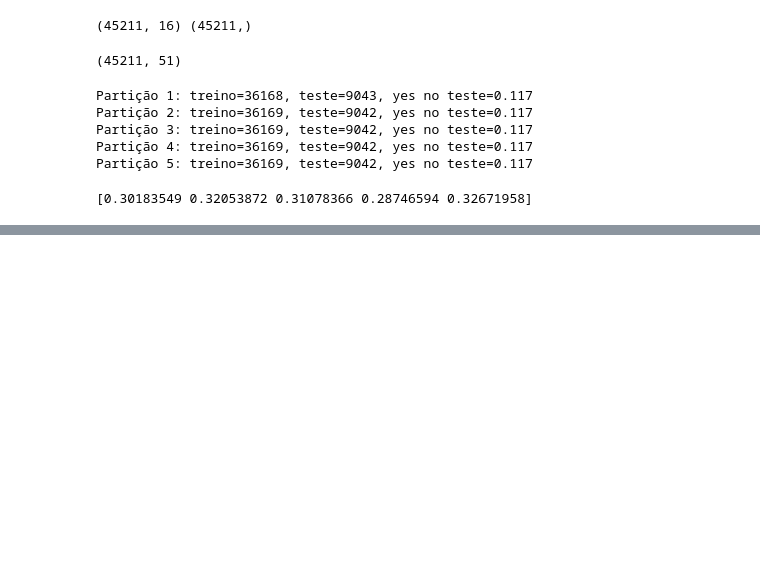
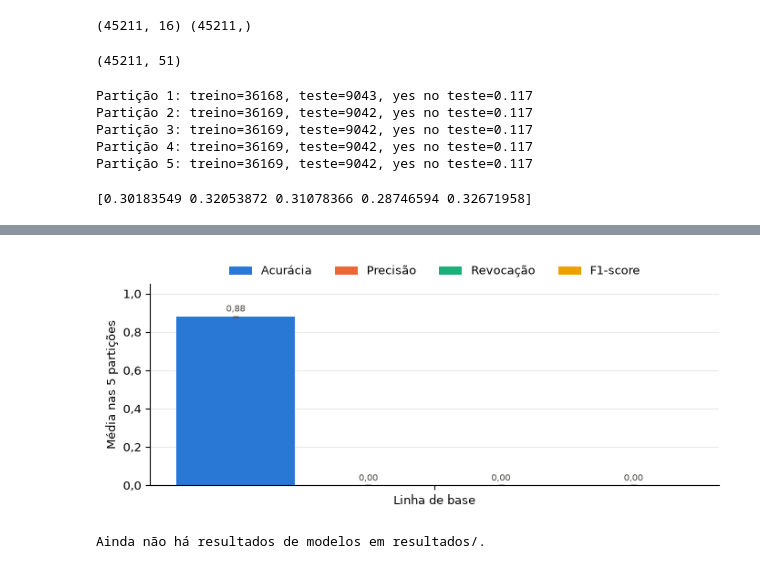
Before and after one commit to rodrigolyrio/bank-marketing-classifiers, a Jupyter notebook: bank_marketing.ipynb, the cells around one changed output, grey strips where cells are left out. Cells and saved outputs as stored; diff of their text form; code cells hidden in the pictures; blank space fills up the shorter version.

Commit message:
Adiciona funcao de avaliacao (metricas e matriz de confusao), tabelas e graficos comparativos

```diff
--- a/bank_marketing.ipynb
+++ b/bank_marketing.ipynb
@@ -171,0 +252,29 @@ print(cross_val_score(teste, X, y, cv=skf, scoring="f1"))
+# %%
+def carregar_resultados():
+    """Lê todos os resultados salvos em resultados/ (de qualquer integrante)."""
+    return [json.load(open(a, encoding="utf-8")) for a in sorted(PASTA_RESULTADOS.glob("*.json"))]
+
+
+def tabela_resultados(apenas_melhores=False):
+    """Tabela com média ± desvio-padrão das 5 partições, ordenada por F1.
+    apenas_melhores=True mantém só a melhor configuração (maior F1) de cada modelo."""
+    linhas = []
+    for r in carregar_resultados():
+        linha = {"Modelo": r["modelo"], "Configuração": r["config"], "_f1": r["f1_media"]}
+        for m, rotulo in METRICAS.items():
+            linha[rotulo] = f"{r[m + '_media']:.3f} ± {r[m + '_dp']:.3f}"
+        linha["Tempo (s)"] = r["tempo_s"]
+        linhas.append(linha)
+    tabela = pd.DataFrame(linhas).sort_values("_f1", ascending=False)
+    if apenas_melhores:
+        tabela = tabela.drop_duplicates("Modelo")
+    return tabela.drop(columns="_f1").reset_index(drop=True)
+
+
+def melhores_por_modelo():
+    """Resultado da melhor configuração (maior F1 médio) de cada modelo."""
+    melhores = {}
+    for r in carregar_resultados():
+        if r["modelo"] not in melhores or r["f1_media"] > melhores[r["modelo"]]["f1_media"]:
+            melhores[r["modelo"]] = r
+    return sorted(melhores.values(), key=lambda r: -r["f1_media"])
@@ -171,0 +395,8 @@ print(cross_val_score(teste, X, y, cv=skf, scoring="f1"))
+# %%
+plotar_comparacao();
+# %% [output]
+[figure, added]
+# %%
+plotar_matrizes_melhores();
+# %% [output]
+Ainda não há resultados de modelos em resultados/.
```
Also changed, not shown: parts of 12 cells of this notebook, 2 other files.
